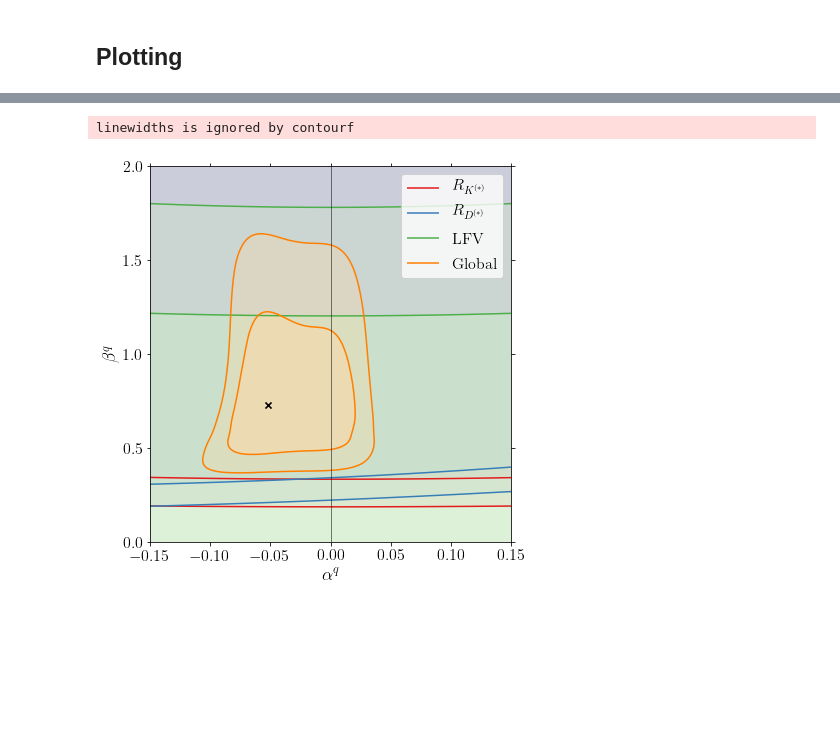
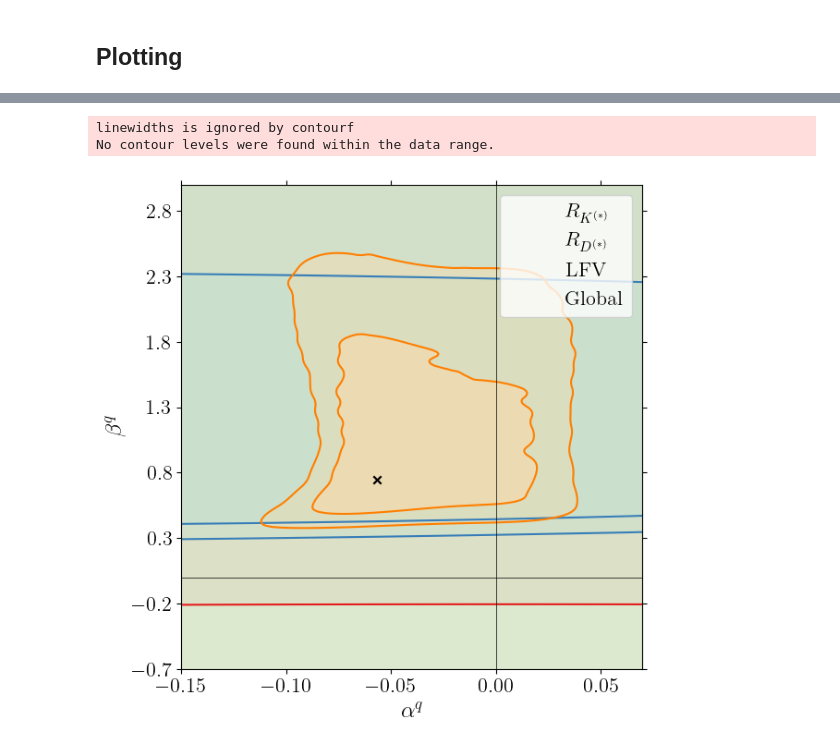
Before and after one commit to Jorge-Alda/SMEFT19-notebooks, a Jupyter notebook: PaperML/02_plotfits.ipynb, the cells around one changed output, grey strips where cells are left out. Cells and saved outputs as stored; diff of their text form; code cells hidden in the pictures; blank space fills up the shorter version.

Commit message:
Likelihood for aq bq, corrected

```diff
--- a/PaperML/02_plotfits.ipynb
+++ b/PaperML/02_plotfits.ipynb
@@ -63,7 +51,8 @@ No contour levels were found within the data range.
 # %%
-likelihood_plot(read_meshgrid('../data/likelihood/likelihood_rotBII_q.dat'),
-                -0.15, 0.15, 0, 2., [r'$\alpha^q$', r'$\beta^q$'], locleg='upper right', ticks=(0.05, 0.5),
+likelihood_plot(read_meshgrid('aq', 'bq'),
+                -0.15, 0.07, -0.7, 3., [r'$\alpha^q$', r'$\beta^q$'], locleg='upper right', ticks=(0.05, 0.5),
                 colors=[0,1,2,4], bf=[bf1[3], bf1[4]], widths=[1.5,]*5, fout='../data/plots/alphabeta_q')
 # %% [output]
 linewidths is ignored by contourf
+No contour levels were found within the data range.
-[figure, old version]
+[figure, new version]
```
Also changed, not shown: parts of 3 cells of this notebook, 8 other files.
